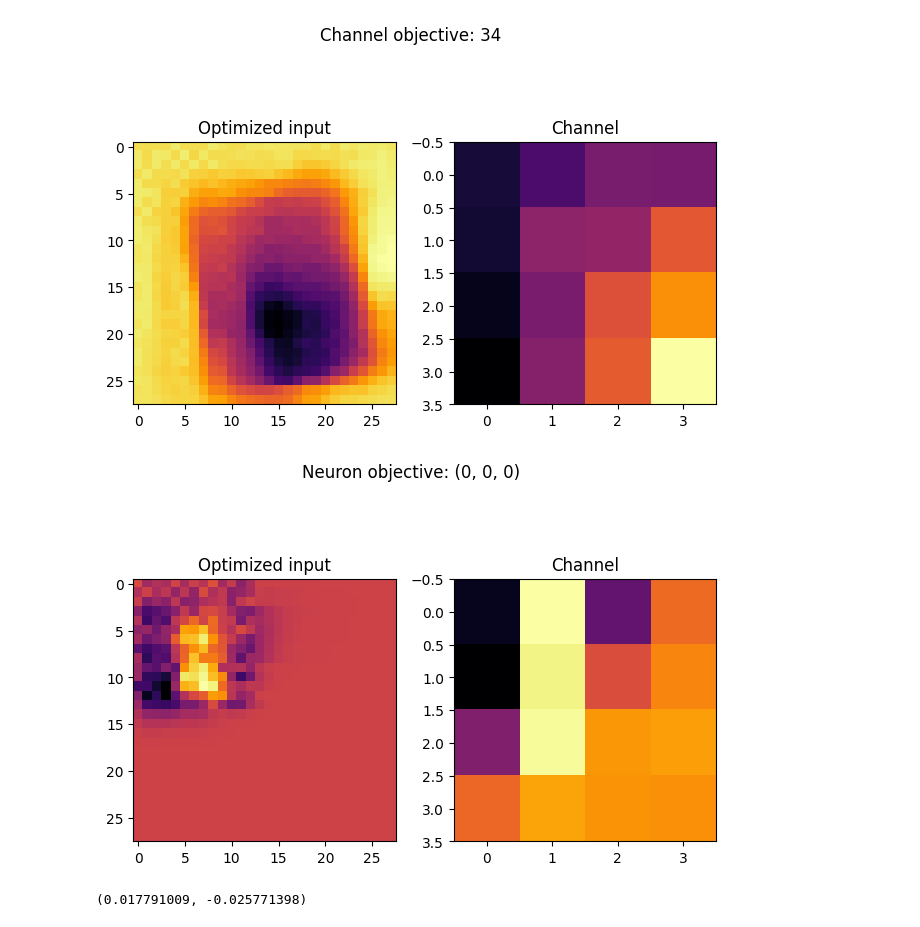
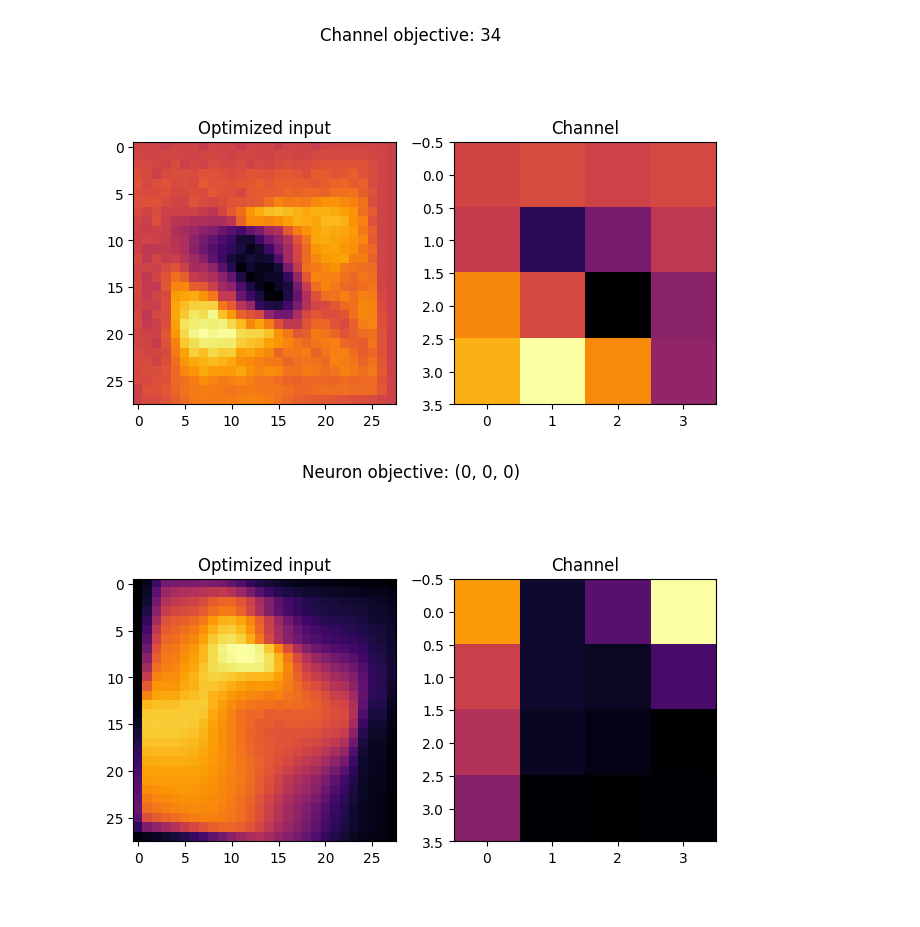
Before and after one commit to pyroxenite/audio-neural-dissection, a Jupyter notebook: code/notebooks/visualisation.ipynb, the cells around one changed output. Cells and saved outputs as stored; diff of their text form; code cells hidden in the pictures.

```diff
--- a/code/notebooks/visualisation.ipynb
+++ b/code/notebooks/visualisation.ipynb
@@ -118,6 +85,6 @@ class ActivationMaximizer():
 # %%
 def plotObjectiveMaximization(model, objective, **kwargs):
-    maximizer = ActivationMaximizer(discriminator, (1, 28, 28))
+    maximizer = ActivationMaximizer(model, (1, 28, 28))
 
     transforms = [
         v2.RandomAffine(0, translate=(0.05, 0.05)),
@@ -126,15 +93,16 @@ def plotObjectiveMaximization(model, objective, **kwargs):
     ]
 
     start, result = maximizer.optimize(objective, transforms, **kwargs)
+    result = result.detach().cpu()
 
     if objective.type == NEURON_OBJ:
         fig, axs = plt.subplots(1, 2)
 
         fig.suptitle(f"Neuron objective: {objective.neuron_index[1:]}")
 
-        axs[0].imshow(result[0,:,:].detach().numpy(), cmap="inferno")
+        axs[0].imshow(result[0,:,:], cmap="inferno")
         axs[0].set_title("Optimized input")
-        axs[1].imshow(layer_out.detach().numpy()[objective.neuron_index[:2]], cmap="inferno")
+        axs[1].imshow(layer_out.detach().cpu()[objective.neuron_index[:2]], cmap="inferno")
         axs[1].set_title("Channel")
 
     elif objective.type == CHANNEL_OBJ:
@@ -142,9 +110,9 @@ def plotObjectiveMaximization(model, objective, **kwargs):
 
         fig.suptitle(f"Channel objective: {objective.channel_index}")
 
-        axs[0].imshow(result[0,:,:].detach().numpy(), cmap="inferno")
+        axs[0].imshow(result[0,:,:], cmap="inferno")
         axs[0].set_title("Optimized input")
-        axs[1].imshow(layer_out.detach().numpy()[0, objective.channel_index], cmap="inferno")
+        axs[1].imshow(layer_out.detach().cpu()[0, objective.channel_index], cmap="inferno")
         axs[1].set_title("Channel")
 
     elif objective.type == LAYER_OBJ:
@@ -152,11 +120,8 @@ def plotObjectiveMaximization(model, objective, **kwargs):
 
         fig.suptitle(f"Layer objective")
 
-        ax.imshow(result[0,:,:].detach().numpy(), cmap="inferno")
+        ax.imshow(result[0,:,:], cmap="inferno")
         ax.set_title("Optimized input")
 
     plt.tight_layout()
     plt.show()
-
-    # plt.imshow(torch.tanh(start[0,:,:]*10000))
-    # plt.show()
@@ -171,21 +182,13 @@ plotObjectiveMaximization(discriminator, objective, iterations=3000, eta=1e-3)
 # %%
-discriminator = torch.load("../../models/DCGAN/mnist-gan-discriminator.pt", map_location=torch.device(device))
+from scripts.WGAN.wgan_mnist import Discriminator
 
-objective = Objective(CHANNEL_OBJ, discriminator.main[3], channel_index=34)
+discriminator = torch.load("../models/WGAN/mnist-wgan-discriminator.pt", map_location=torch.device(device))
 
+objective = Objective(CHANNEL_OBJ, discriminator.main[4], channel_index=34)
 plotObjectiveMaximization(discriminator, objective, iterations=3000, eta=1e-3)
+
+objective = Objective(NEURON_OBJ, discriminator.main[4], neuron_index=(0, 0, 0, 0))
+plotObjectiveMaximization(discriminator, objective, iterations=3000, eta=1e-3)
 # %% [output]
-[figure, old version]
+[figure, new version]
+[figure, added]
-# %%
-discriminator = torch.load("../../models/DCGAN/mnist-gan-discriminator.pt", map_location=torch.device(device))
-
-objective = Objective(NEURON_OBJ, discriminator.main[3], neuron_index=(0, 0, 0, 0))
-
-plotObjectiveMaximization(discriminator, objective, iterations=3000, eta=1e-3)
-# %% [output]
-[figure, removed]
-# %%
-im = result[0,:,:].detach().numpy()
-np.max(im), np.min(im)
-# %% [output]
-(0.017791009, -0.025771398)
```
Also changed, not shown: parts of 13 cells of this notebook, 11 other files.
